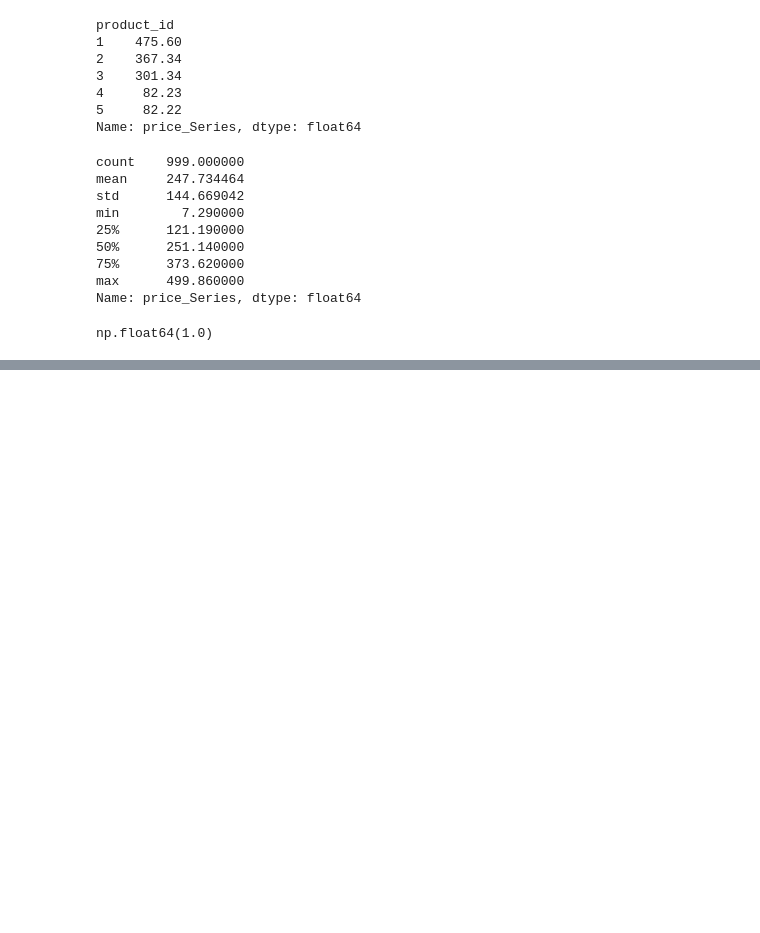
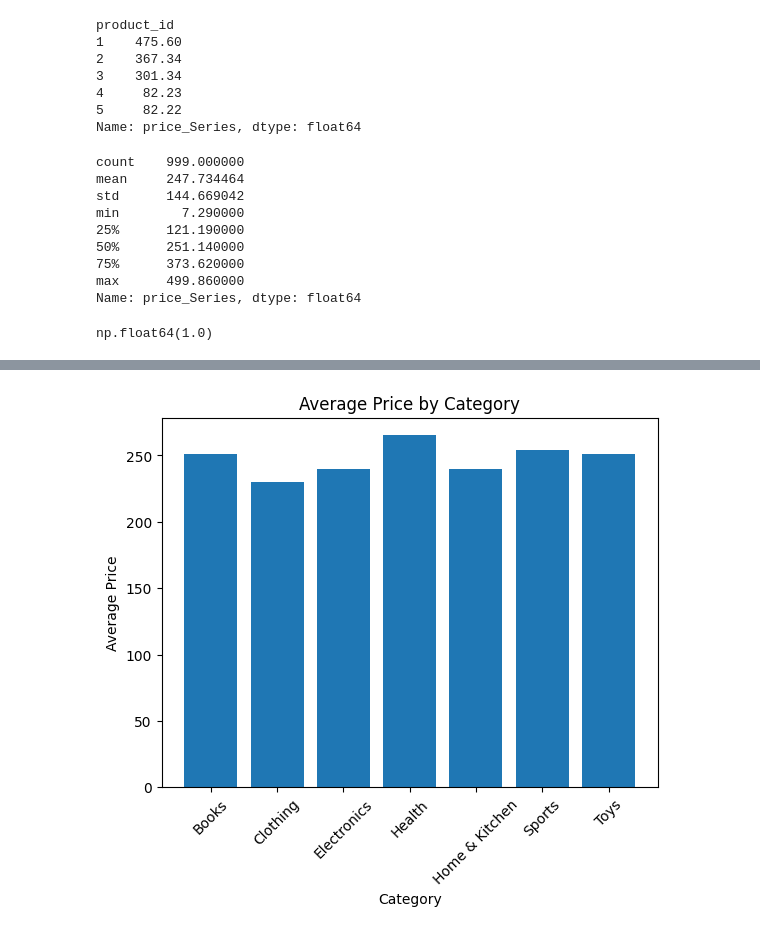
Before and after one commit to KEN-DATALABS/PROJECT-LIST, a Jupyter notebook: OneDrive/Documents/List Project/Project2.ipynb, the cells around one changed output, grey strips where cells are left out. Saved outputs shown, nothing was run; the diff lists cells and outputs as text; code cells hidden in the pictures; blank space fills up the shorter version.

```diff
--- a/OneDrive/Documents/List Project/Project2.ipynb
+++ b/OneDrive/Documents/List Project/Project2.ipynb
@@ -154,0 +208,15 @@ np.float64(1.0)
+# %%
+import seaborn as sns
+import matplotlib.pyplot as plt
+
+# Group by category and calculate average price
+category_prices = df.groupby('category')['price'].mean()
+
+plt.bar(x=category_prices.index, height=category_prices.values)
+plt.xlabel('Category')
+plt.ylabel('Average Price')
+plt.title('Average Price by Category')
+plt.xticks(rotation=45)
+plt.show()
+# %% [output]
+[figure, added]
```
Also changed, not shown: parts of 18 cells of this notebook.
